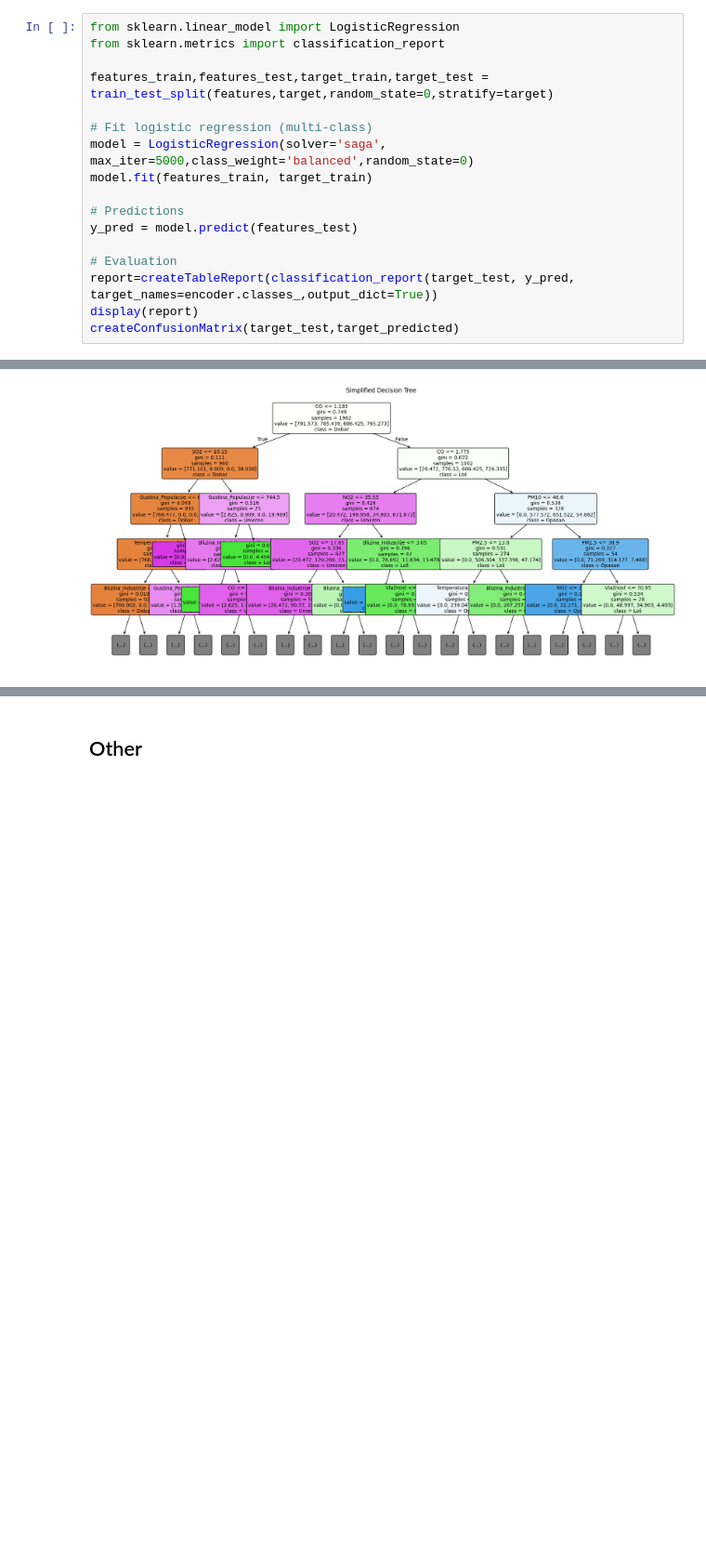
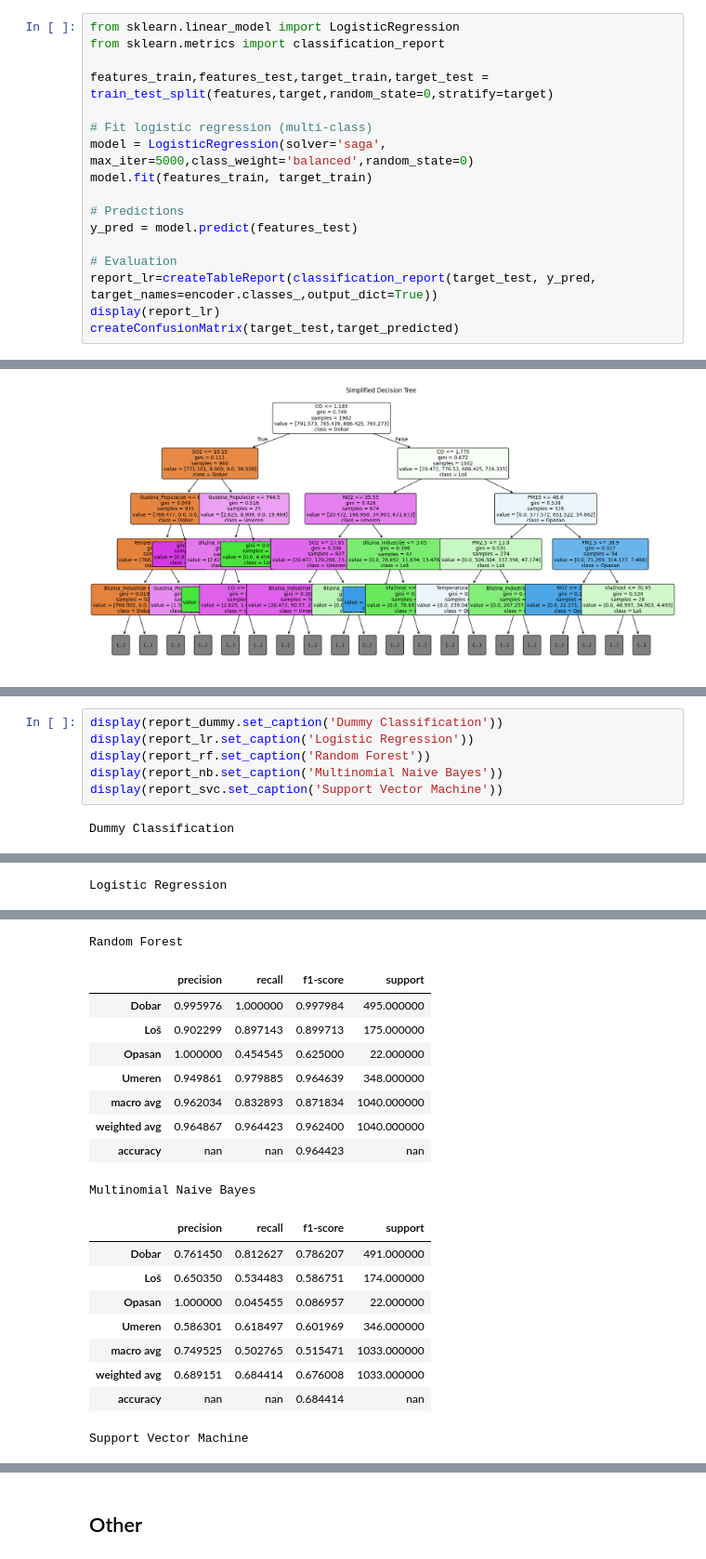
Before and after one commit to markoandjel/MachineLearning, a Jupyter notebook: _sources/main.ipynb, the cells around one changed output, grey strips where cells are left out. Shown at 93% size. Cells and saved outputs as stored; diff of their text form; blank space fills up the shorter version.

```diff
--- a/_sources/main.ipynb
+++ b/_sources/main.ipynb
@@ -252,8 +250,8 @@ model.fit(features_train, target_train)
 y_pred = model.predict(features_test)
 
 # Evaluation
-report=createTableReport(classification_report(target_test, y_pred, target_names=encoder.classes_,output_dict=True))
-display(report)
+report_lr=createTableReport(classification_report(target_test, y_pred, target_names=encoder.classes_,output_dict=True))
+display(report_lr)
 createConfusionMatrix(target_test,target_predicted)
 # %% [output]
 |  | precision | recall | f1-score | support |
@@ -328,0 +388,8 @@ plt.show()
+# %%
+display(report_dummy.set_caption('Dummy Classification'))
+display(report_lr.set_caption('Logistic Regression'))
+display(report_rf.set_caption('Random Forest'))
+display(report_nb.set_caption('Multinomial Naive Bayes'))
+display(report_svc.set_caption('Support Vector Machine'))
+# %% [output]
+Dummy Classification
@@ -328,0 +404 @@ plt.show()
+Logistic Regression
@@ -328,0 +413,19 @@ plt.show()
+Random Forest
+|  | precision | recall | f1-score | support |
+| Dobar | 0.995976 | 1.000000 | 0.997984 | 495.000000 |
+| Loš | 0.902299 | 0.897143 | 0.899713 | 175.000000 |
+| Opasan | 1.000000 | 0.454545 | 0.625000 | 22.000000 |
+| Umeren | 0.949861 | 0.979885 | 0.964639 | 348.000000 |
+| macro avg | 0.962034 | 0.832893 | 0.871834 | 1040.000000 |
+| weighted avg | 0.964867 | 0.964423 | 0.962400 | 1040.000000 |
+| accuracy | nan | nan | 0.964423 | nan |
+Multinomial Naive Bayes
+|  | precision | recall | f1-score | support |
+| Dobar | 0.761450 | 0.812627 | 0.786207 | 491.000000 |
+| Loš | 0.650350 | 0.534483 | 0.586751 | 174.000000 |
+| Opasan | 1.000000 | 0.045455 | 0.086957 | 22.000000 |
+| Umeren | 0.586301 | 0.618497 | 0.601969 | 346.000000 |
+| macro avg | 0.749525 | 0.502765 | 0.515471 | 1033.000000 |
+| weighted avg | 0.689151 | 0.684414 | 0.676008 | 1033.000000 |
+| accuracy | nan | nan | 0.684414 | nan |
+Support Vector Machine
```
Also changed, not shown: parts of 20 cells of this notebook, 9 other files.
